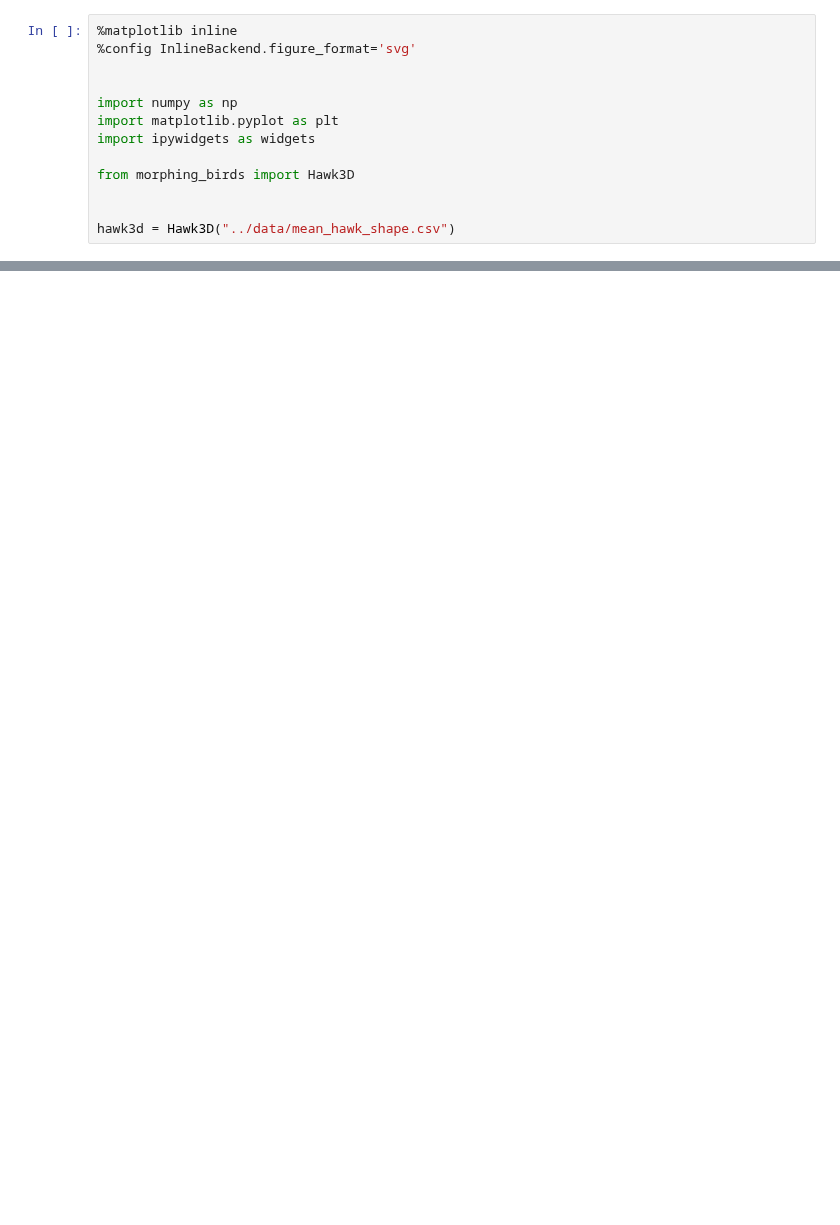
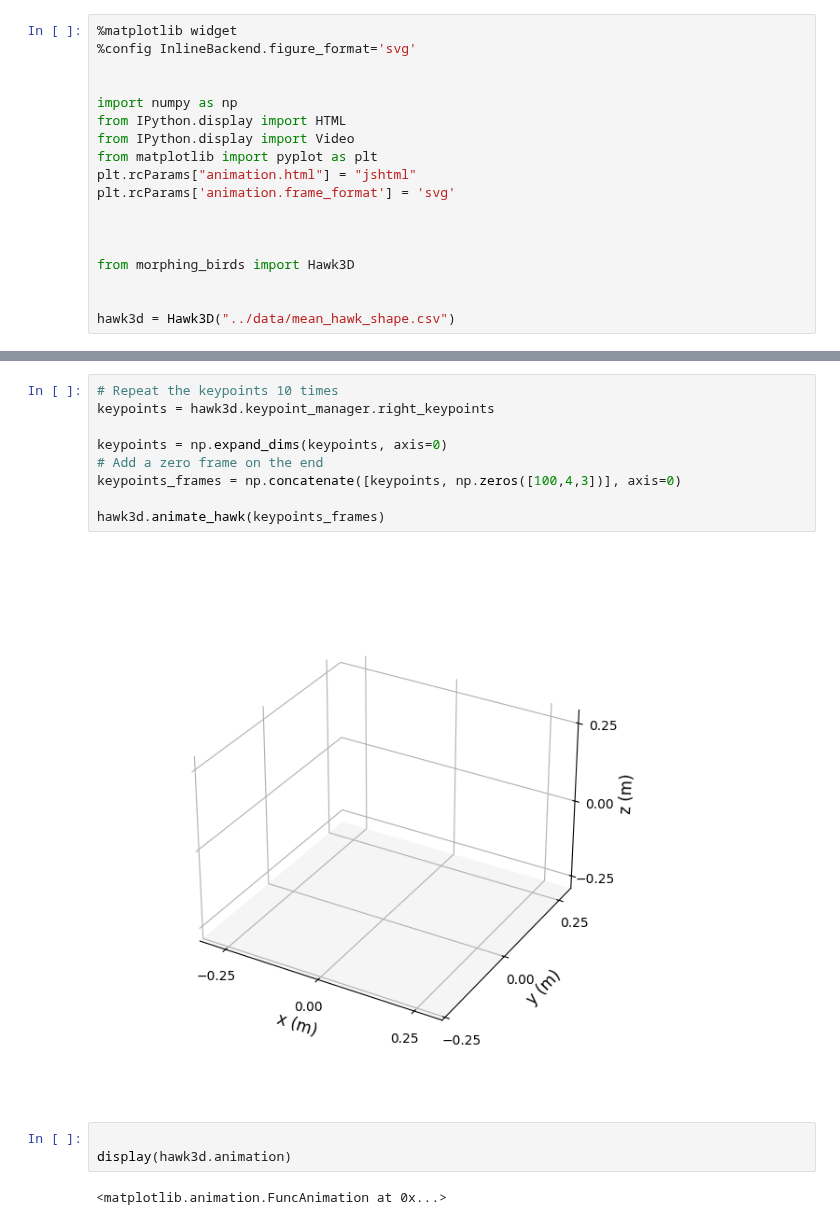
Before and after one commit to LydiaFrance/morphing_birds, a Jupyter notebook: examples/morphing_pipeline.ipynb, the cells around one changed output, grey strips where cells are left out. Saved outputs shown, nothing was run; the diff lists cells and outputs as text; blank space fills up the shorter version.

Commit message:
Added animation capabilities.

```diff
--- a/examples/morphing_pipeline.ipynb
+++ b/examples/morphing_pipeline.ipynb
@@ -1,11 +1,16 @@
 # %%
-%matplotlib inline
+%matplotlib widget
 %config InlineBackend.figure_format='svg'
 
 
 import numpy as np
-import matplotlib.pyplot as plt
-import ipywidgets as widgets
+from IPython.display import HTML
+from IPython.display import Video
+from matplotlib import pyplot as plt
+plt.rcParams["animation.html"] = "jshtml"
+plt.rcParams['animation.frame_format'] = 'svg'
+
+
 
 from morphing_birds import Hawk3D
 
@@ -25,0 +33,16 @@ AttributeError: 'HawkPlotter' object has no attribute 'display_hawk'
+# %%
+# Repeat the keypoints 10 times
+keypoints = hawk3d.keypoint_manager.right_keypoints
+
+keypoints = np.expand_dims(keypoints, axis=0)
+# Add a zero frame on the end
+keypoints_frames = np.concatenate([keypoints, np.zeros([100,4,3])], axis=0)
+
+hawk3d.animate_hawk(keypoints_frames)
+# %% [output]
+[figure, added]
+# %%
+
+display(hawk3d.animation)
+# %% [output]
+<matplotlib.animation.FuncAnimation at 0x...>
```
Also changed, not shown: parts of 3 cells of this notebook, 1 other file.
